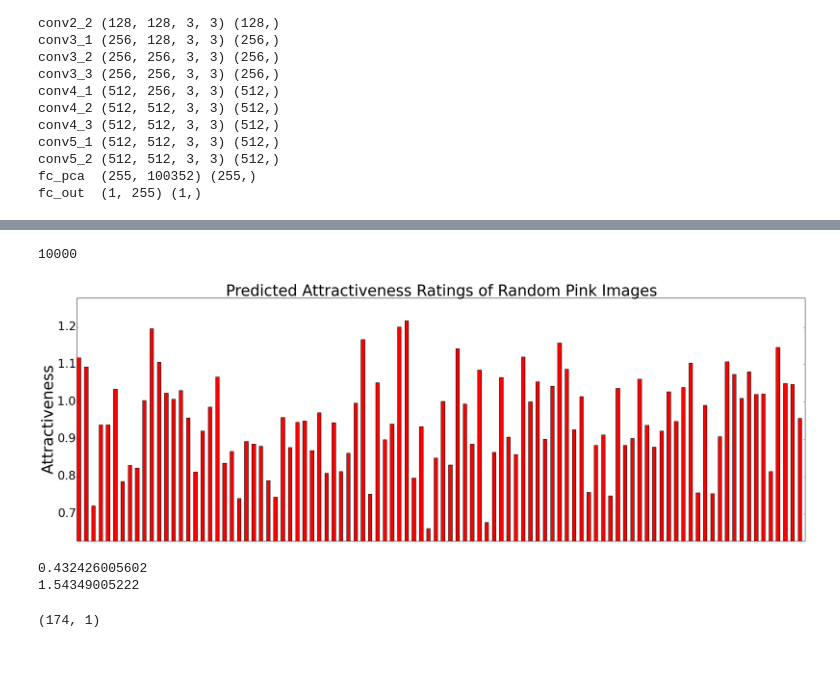
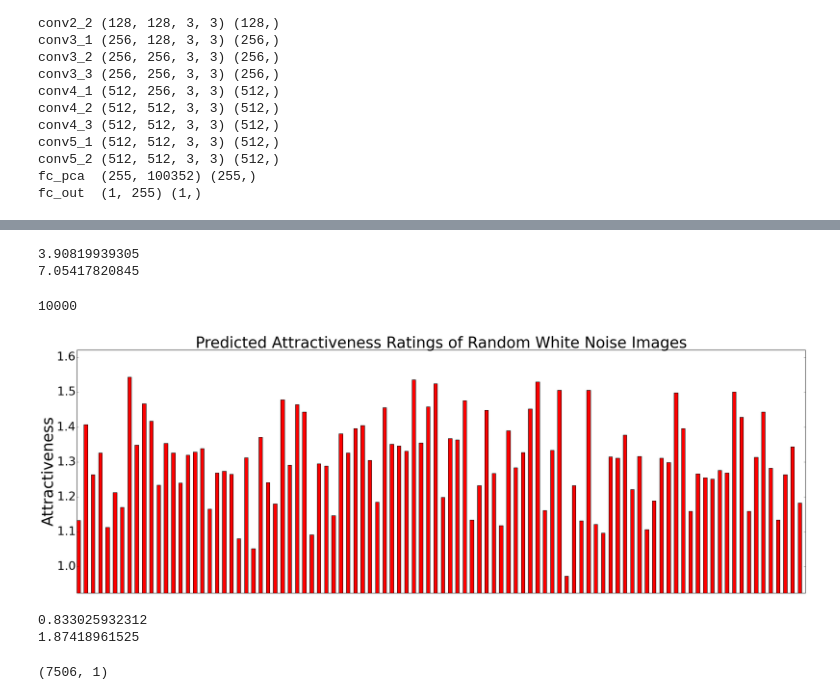
Before and after one commit to amandasongmm/attractiveness_datamining, a Jupyter notebook: linjieCode/neuralNet/neuralNet_performance.ipynb, the cells around one changed output, grey strips where cells are left out. Drawn from its saved outputs; the diff is of its cells as text; code cells hidden in the pictures; blank space fills up the shorter version.

```diff
--- a/linjieCode/neuralNet/neuralNet_performance.ipynb
+++ b/linjieCode/neuralNet/neuralNet_performance.ipynb
@@ -103,5 +98,13 @@ conv5_1 (512, 512, 3, 3) (512,)
 conv5_2 (512, 512, 3, 3) (512,)
 fc_pca  (255, 100352) (255,)
 fc_out  (1, 255) (1,)
+# %%
+if MODEL == 'vgg16_attr':
+    imgeReshape = [224,224]
+    featureLayer = 'fc_pca'
+if 'fc' in featureLayer:
+    featureNum = net.params[featureLayer][1].data.shape[0]
+else:
+    featureNum = net.blobs[featureLayer].data.flatten().shape[0]/net.blobs[featureLayer].data.shape[0]
 # %%
 fc_pcaWeight = layersParam['fc_pca'][0].data
@@ -146,7 +151,7 @@ trainIm, trainRating = readFile(train_file)
 from scipy.stats import spearmanr as spearmanr
 
 
-test_predict = np.zeros([len(testIm)])
+X_test = np.zeros([len(testIm)])
 totalNum = 0
 for img in testIm:
     imgName = os.path.basename(img)
@@ -156,17 +161,13 @@ for img in testIm:
         net.blobs['data'].data[...] = transformer.preprocess('data', input_image)
         out = net.forward()
         feat = net.blobs[featureLayer].data
-        test_predict[totalNum] = feat.flatten()
+        X_test[totalNum] = feat.flatten()[10]
         #print features[totalNum]
         totalNum +=1
     else:
         print img
-cor = np.corrcoef(testRating, test_predict)
-print cor[0,1]
-rcor = spearmanr(testRating, test_predict)
-print rcor
 
-train_predict = np.zeros([len(trainIm)])
+X_train = np.zeros([len(trainIm)])
 totalNum = 0
 for img in trainIm:
     imgName = os.path.basename(img)
@@ -176,20 +177,8 @@ for img in trainIm:
         net.blobs['data'].data[...] = transformer.preprocess('data', input_image)
         out = net.forward()
         feat = net.blobs[featureLayer].data
-        train_predict[totalNum] = feat.flatten()
+        X_train[totalNum] = feat.flatten()[10]
         #print features[totalNum]
         totalNum +=1
     else:
         print img
-cor = np.corrcoef(trainRating, train_predict)
-print cor[0,1]
-rcor = spearmanr(trainRating, train_predict)
-print rcor
-
-allPredict = np.concatenate([train_predict,test_predict]).tolist()
-allIm = trainIm + testIm
-sortedIm = [x for (y,x) in sorted(zip(allPredict,allIm))]
-sortedRating = [y for (y,x) in sorted(zip(allPredict,allIm))]
-
-print sortedRating[0]
-print sortedRating[-1]
@@ -196,7 +219,18 @@ print sortedRating[-1]
+# %%
+allPredict = np.concatenate([train_predict,test_predict]).tolist()
+allIm = trainIm + testIm
+sortedIm = [x for (y,x) in sorted(zip(allPredict,allIm))]
+sortedRating = [y for (y,x) in sorted(zip(allPredict,allIm))]
+
+print sortedRating[0]
+print sortedRating[-1]
+# %% [output]
+3.90819939305
+7.05417820845
 # %%
 #pink image
 # Load image dataset#
-Dataset = 'pinkImage' # 'twin', 'chicago' or 'mit', 'zhihu' or 'funnyFace'
+Dataset = 'white_noise' # 'twin', 'chicago' or 'mit', 'zhihu','pink_noise' or 'funnyFace'
 if Dataset == 'twin':
     imPath = '../../processing/imageProcessing/paddedImages/'
     ext = '.png'
@@ -209,8 +243,11 @@ elif Dataset == 'mit':
 elif Dataset =='funnyFace':
     imPath = '../funnyFace/'
     ext = '.png'
-else:
+elif Dataset =='pink_noise':
     imPath = '../pink_noise_image/'
+    ext = '.png'
+else: #Dataset =='white_noise':
+    imPath = '../white_noise_image/'
     ext = '.png'
 imList = []
 for dirpath, dirnames, filenames in os.walk(imPath):
@@ -256,48 +294,48 @@ def autolabel(rects,ser):
         else:
             ypos = 1.2*height
         if height == max_label:
             ax.text((rect.get_x() + rect.get_width()), ypos,
                     '(%.5f)' % (height),
                     ha='center', va='bottom',fontsize = lSize-13)
 
 N = pink_predict[::100].shape[0]
 lSize = 35
 ind = np.arange(N)  # the x locations for the groups
 width = 0.5       # the width of the bars
 
 fig, ax = plt.subplots()
 fig.set_size_inches(30, 10)
 rects1 = ax.bar(ind, np.absolute(pink_predict[::100]), width, color='r')
 
 #add some text for labels, title and axes ticks
 ax.set_ylabel('Attractiveness',fontsize = lSize)
-ax.set_title('Predicted Attractiveness Ratings of Random Pink Images',fontsize = lSize)
+ax.set_title('Predicted Attractiveness Ratings of Random White Noise Images',fontsize = lSize)
 ax.get_xaxis().set_visible(False)
 ymin = 0.95*min(pink_predict[::100])
 ymax = 1.05*max(pink_predict[::100])
 ax.set_ylim([ymin,ymax])
 # ax.set_xticks((ind + width/2)[::10])
 # ax.set_xticklabels(range(1,N+1)[::10],fontsize = lSize-8,rotation=70)
 ax.tick_params(axis='y', labelsize=lSize-8)
 
 #autolabel(rects1,np.absolute(pink_predict[::100]))
 plt.show()
 #fig.savefig('../pink_noise_image/predicted_rating.png')
-
-
-sortedIm = [x for (y,x) in sorted(zip(pink_predict,imList))]
-sortedRating = [y for (y,x) in sorted(zip(pink_predict,imList))]
 # %% [output]
-[figure, old version]
+[figure, new version]
 # %%
+
+sortedIm = [x for (y,x) in sorted(zip(pink_predict,imList))]
+sortedRating = [y for (y,x) in sorted(zip(pink_predict,imList))]
+
 print sortedRating[0]
 print sortedRating[-1]
 sortedRating = np.asarray(sortedRating)
 np.argwhere(sortedRating>1.2).shape
 # %% [output]
-0.432426005602
-1.54349005222
+0.833025932312
+1.87418961525
-(174, 1)
+(7506, 1)
 # %%
 from PIL import Image
 from matplotlib.pyplot import imshow
```
Also changed, not shown: parts of 7 cells of this notebook, 3 other files.
